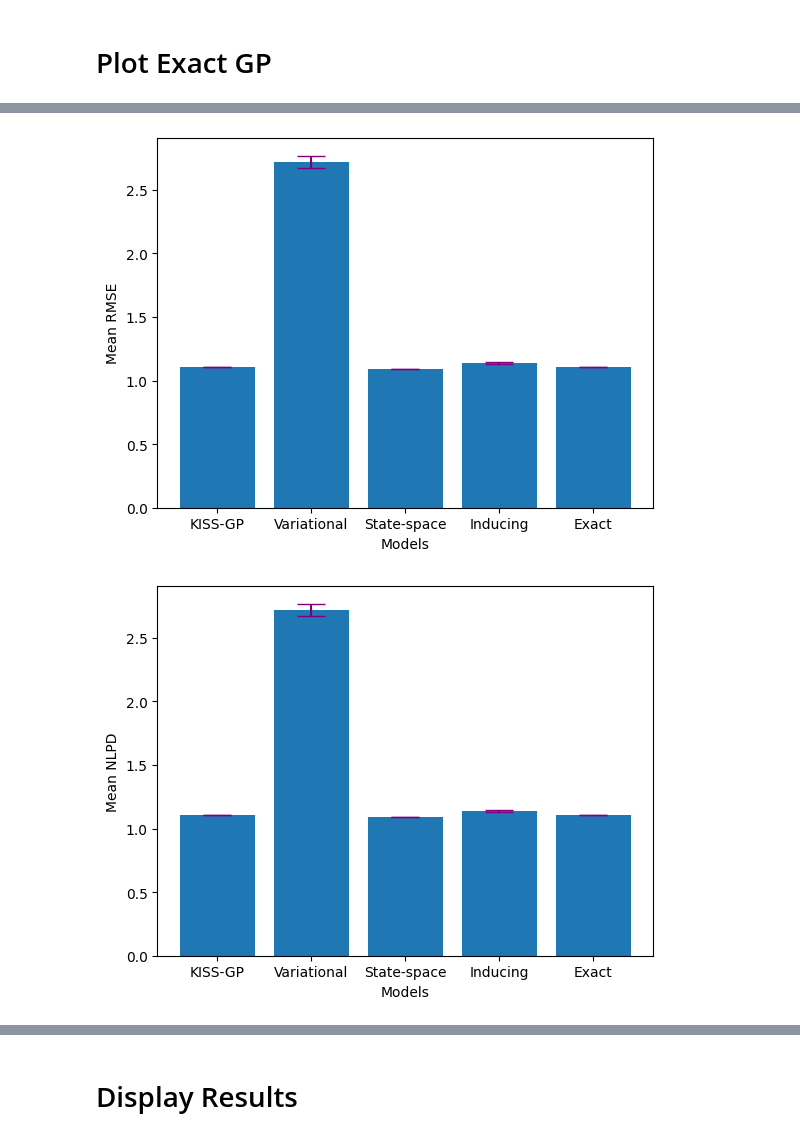
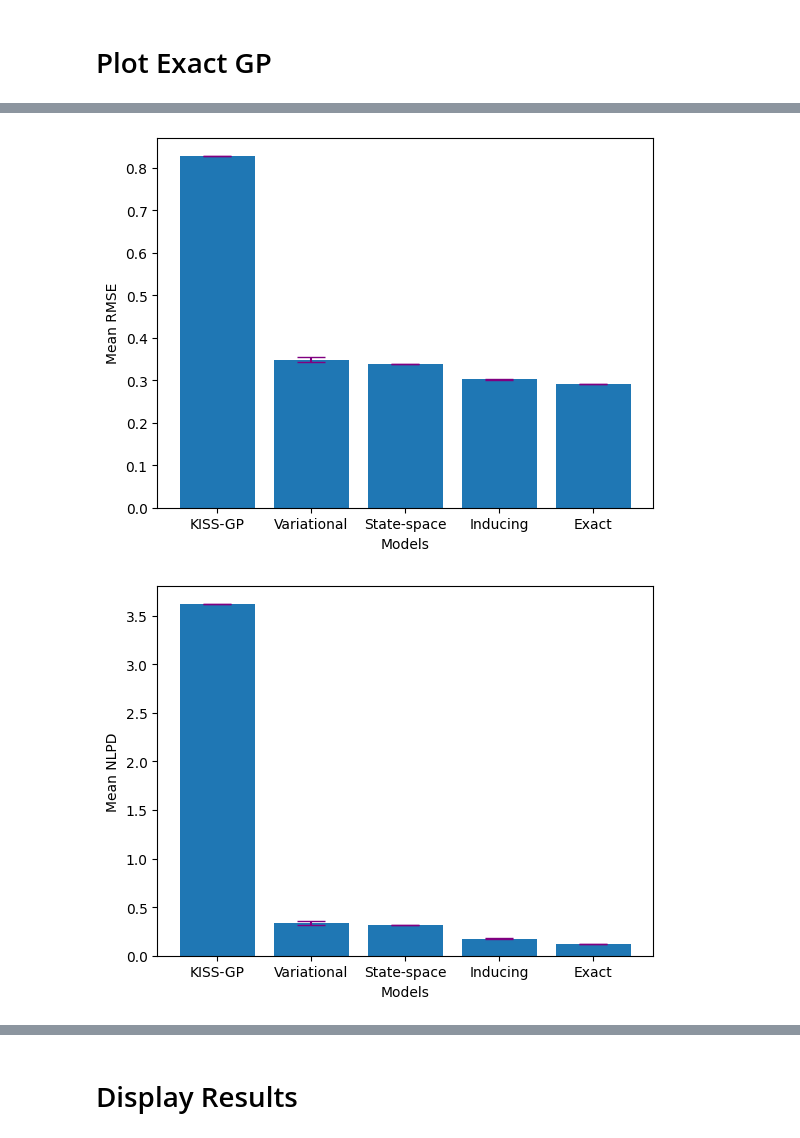
Before and after one commit to Sabelz/Master_Thesis_Alexander, a Jupyter notebook: GPs/WiggleGPs.ipynb, the cells around one changed output, grey strips where cells are left out. Saved outputs shown, nothing was run; the diff lists cells and outputs as text; code cells hidden in the pictures.

```diff
--- a/GPs/WiggleGPs.ipynb
+++ b/GPs/WiggleGPs.ipynb
@@ -519,7 +519,7 @@ for _ in range(0,5):
                             inducing_likelihood_wiggle,
                             training_x,
                             training_y,
-                            training_iter= 40) # train is defined in utils/functions.ipynb
+                            training_iter= 100) # train is defined in utils/functions.ipynb
 
 
 
@@ -593,6 +593,6 @@ for x,y  in zip(x_sizes, y_sizes):
   train_time_inducing_wiggle_test = train(inducing_model_wiggle_test,
                                  inducing_likelihood_wiggle_test,
                                  x, y,
-                                 training_iter= 40) # train is defined in utils/functions.ipynb
+                                 training_iter= 100) # train is defined in utils/functions.ipynb
   training_times_inducing.append(train_time_inducing_wiggle_test)
 # %% [output]
@@ -630,7 +630,7 @@ for _ in range(0,5):
   train_time_exact_wiggle = train(exact_model_wiggle,
                                   exact_likelihood_wiggle,
                                   training_x, training_y,
-                                  training_iter= 40) # train is defined in utils/functions.ipynb
+                                  training_iter= 100) # train is defined in utils/functions.ipynb
 
 
 
@@ -702,7 +702,7 @@ for x,y  in zip(x_sizes, y_sizes):
   train_time_exact_wiggle_test = train(exact_model_wiggle_test,
                                  exact_likelihood_wiggle_test,
                                  x, y,
-                                 training_iter= 40) # train is defined in utils/functions.ipynb
+                                 training_iter= 100) # train is defined in utils/functions.ipynb
   training_times_exact.append(train_time_exact_wiggle_test)
 # %% [output]
 5000
@@ -755,36 +755,36 @@ fig, ax = plt.subplots()
 models = ['KISS-GP', 'Variational', 'State-space', 'Inducing', 'Exact']
 
 # Plot error bars
-ax.bar(models, means, yerr=standard_errors, align='center', ecolor='purple', capsize=10)
+ax.bar(models, means_rmse, yerr=standard_errors_rmse, align='center', ecolor='purple', capsize=10)
 
 ax.set_xlabel('Models')
 ax.set_ylabel('Mean RMSE')
 plt.savefig("error_tt_wiggle.pdf")
 # %% [output]
-[figure, old version]
+[figure, new version]
 # %%
 # Calculate standard errors
 standard_errors_nlpd = [np.std(x) / np.sqrt(len(x)) for x in
                    [NLPD_list_KISSGP, NLPD_list_variational, NLPD_list_SSOP, NLPD_list_inducing, NLPD_list_exact]]
 
 # Calculate means
 means_nlpd = [np.mean(x) for x in
          [NLPD_list_KISSGP, NLPD_list_variational, NLPD_list_SSOP, NLPD_list_inducing, NLPD_list_exact]]
 
 # Create a figure and a set of subplots
 fig, ax = plt.subplots()
 
 # Model names
 models = ['KISS-GP', 'Variational', 'State-space', 'Inducing', 'Exact']
 
 # Plot error bars
-ax.bar(models, means, yerr=standard_errors, align='center', ecolor='purple', capsize=10)
+ax.bar(models, means_nlpd, yerr=standard_errors_nlpd, align='center', ecolor='purple', capsize=10)
 
 ax.set_xlabel('Models')
 ax.set_ylabel('Mean NLPD')
 plt.savefig("error_nlpd_wiggle.pdf")
 # %% [output]
-[figure, old version]
+[figure, new version]
 # %%
 # Calculate standard errors
 standard_errors_picp = [np.std(x) / np.sqrt(len(x)) for x in
```
Also changed, not shown: parts of 33 cells of this notebook.
